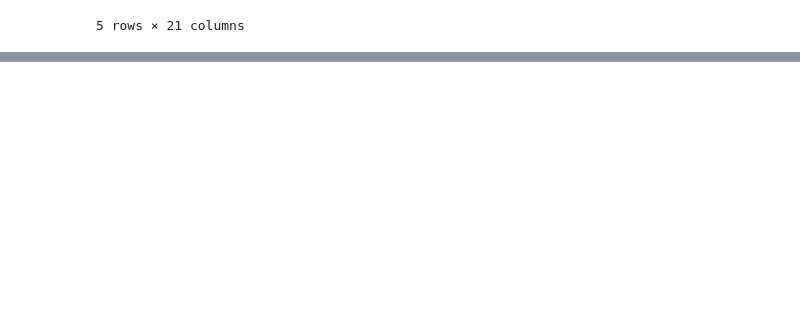
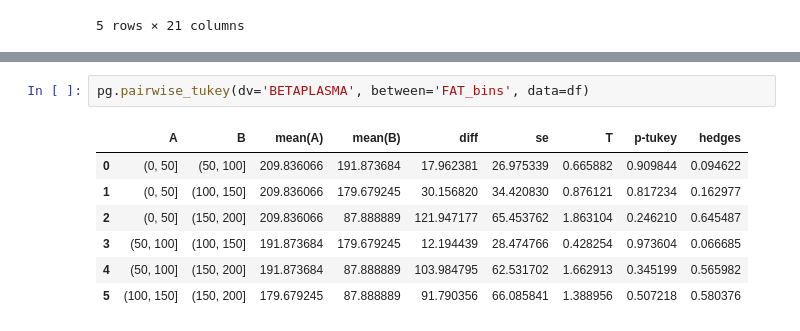
Before and after one commit to RomanD83/pbc, a Jupyter notebook: Determinants.ipynb, the cells around one changed output, grey strips where cells are left out. Saved outputs shown, nothing was run; the diff lists cells and outputs as text; blank space fills up the shorter version.

```diff
--- a/Determinants.ipynb
+++ b/Determinants.ipynb
@@ -431,0 +515,10 @@ df.head()
+# %%
+pg.pairwise_tukey(dv='BETAPLASMA', between='FAT_bins', data=df)
+# %% [output]
+|  | A | B | mean(A) | mean(B) | diff | se | T | p-tukey | hedges |
+| 0 | (0, 50] | (50, 100] | 209.836066 | 191.873684 | 17.962381 | 26.975339 | 0.665882 | 0.909844 | 0.094622 |
+| 1 | (0, 50] | (100, 150] | 209.836066 | 179.679245 | 30.156820 | 34.420830 | 0.876121 | 0.817234 | 0.162977 |
+| 2 | (0, 50] | (150, 200] | 209.836066 | 87.888889 | 121.947177 | 65.453762 | 1.863104 | 0.246210 | 0.645487 |
+| 3 | (50, 100] | (100, 150] | 191.873684 | 179.679245 | 12.194439 | 28.474766 | 0.428254 | 0.973604 | 0.066685 |
+| 4 | (50, 100] | (150, 200] | 191.873684 | 87.888889 | 103.984795 | 62.531702 | 1.662913 | 0.345199 | 0.565982 |
+| 5 | (100, 150] | (150, 200] | 179.679245 | 87.888889 | 91.790356 | 66.085841 | 1.388956 | 0.507218 | 0.580376 |
```
Also changed, not shown: parts of 15 cells of this notebook.
